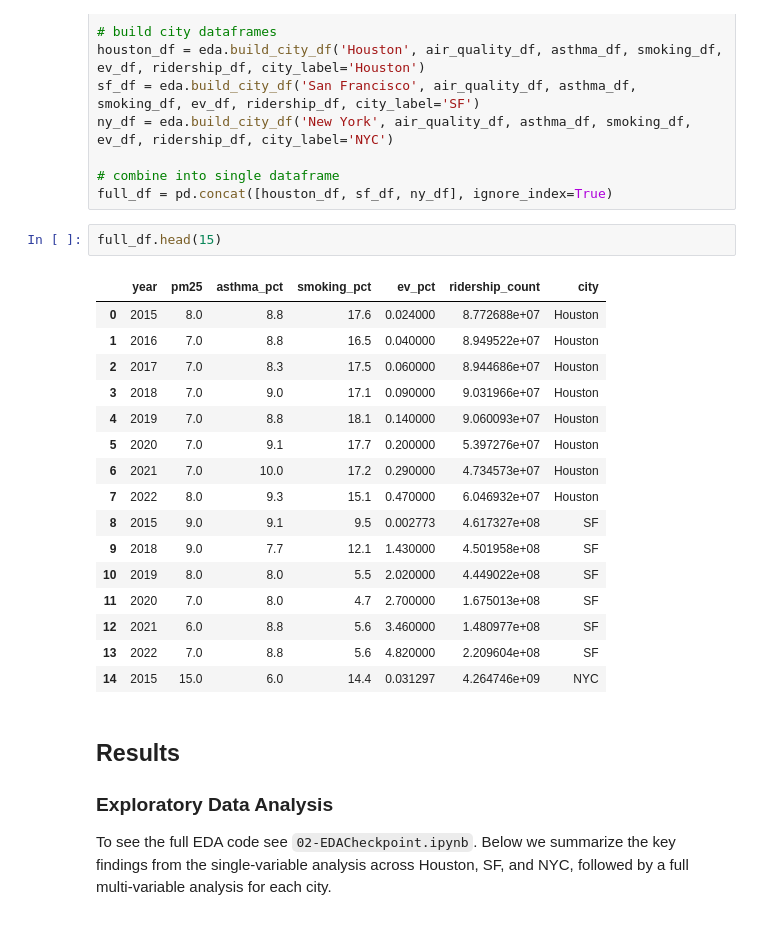
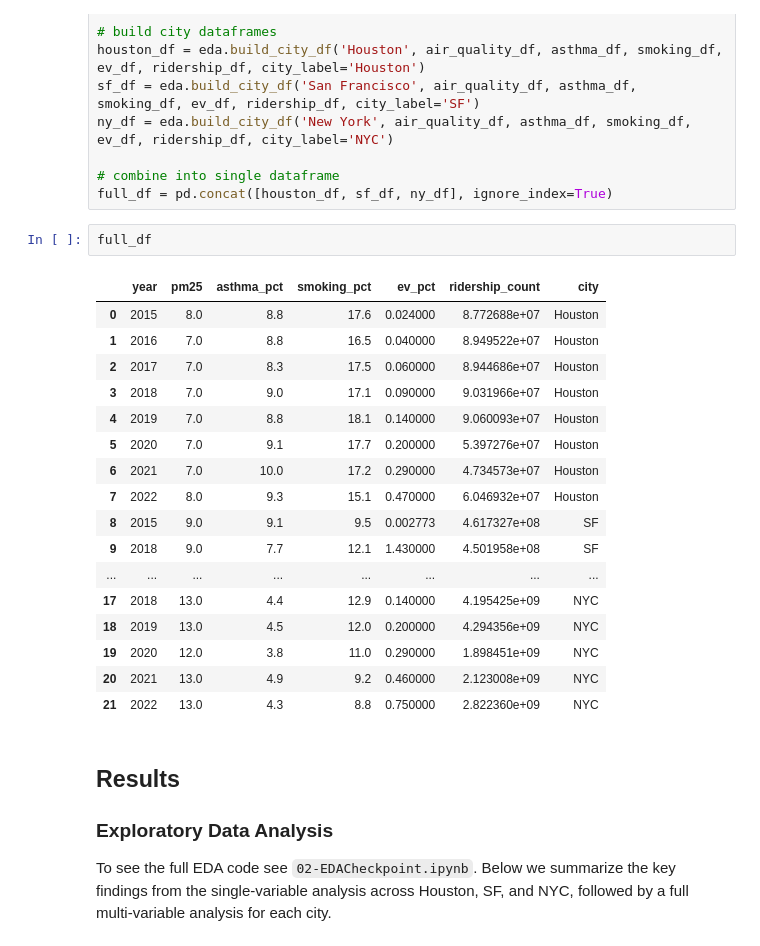
Before and after one commit to COGS108/Group026_WI26, a Jupyter notebook: 03-FinalProject.ipynb, the cells around one changed output. Cells and saved outputs as stored; diff of their text form.

```diff
--- a/03-FinalProject.ipynb
+++ b/03-FinalProject.ipynb
@@ -181,24 +181,25 @@ ny_df = eda.build_city_df('New York', air_quality_df, asthma_df, smoking_df, ev_
 # combine into single dataframe
 full_df = pd.concat([houston_df, sf_df, ny_df], ignore_index=True)
 # %%
-full_df.head(15)
+full_df
 # %% [output]
 |  | year | pm25 | asthma_pct | smoking_pct | ev_pct | ridership_count | city |
 | 0 | 2015 | 8.0 | 8.8 | 17.6 | 0.024000 | 8.772688e+07 | Houston |
 | 1 | 2016 | 7.0 | 8.8 | 16.5 | 0.040000 | 8.949522e+07 | Houston |
 | 2 | 2017 | 7.0 | 8.3 | 17.5 | 0.060000 | 8.944686e+07 | Houston |
 | 3 | 2018 | 7.0 | 9.0 | 17.1 | 0.090000 | 9.031966e+07 | Houston |
 | 4 | 2019 | 7.0 | 8.8 | 18.1 | 0.140000 | 9.060093e+07 | Houston |
 | 5 | 2020 | 7.0 | 9.1 | 17.7 | 0.200000 | 5.397276e+07 | Houston |
 | 6 | 2021 | 7.0 | 10.0 | 17.2 | 0.290000 | 4.734573e+07 | Houston |
 | 7 | 2022 | 8.0 | 9.3 | 15.1 | 0.470000 | 6.046932e+07 | Houston |
 | 8 | 2015 | 9.0 | 9.1 | 9.5 | 0.002773 | 4.617327e+08 | SF |
 | 9 | 2018 | 9.0 | 7.7 | 12.1 | 1.430000 | 4.501958e+08 | SF |
-| 10 | 2019 | 8.0 | 8.0 | 5.5 | 2.020000 | 4.449022e+08 | SF |
-| 11 | 2020 | 7.0 | 8.0 | 4.7 | 2.700000 | 1.675013e+08 | SF |
-| 12 | 2021 | 6.0 | 8.8 | 5.6 | 3.460000 | 1.480977e+08 | SF |
-| 13 | 2022 | 7.0 | 8.8 | 5.6 | 4.820000 | 2.209604e+08 | SF |
-| 14 | 2015 | 15.0 | 6.0 | 14.4 | 0.031297 | 4.264746e+09 | NYC |
+| ... | ... | ... | ... | ... | ... | ... | ... |
+| 17 | 2018 | 13.0 | 4.4 | 12.9 | 0.140000 | 4.195425e+09 | NYC |
+| 18 | 2019 | 13.0 | 4.5 | 12.0 | 0.200000 | 4.294356e+09 | NYC |
+| 19 | 2020 | 12.0 | 3.8 | 11.0 | 0.290000 | 1.898451e+09 | NYC |
+| 20 | 2021 | 13.0 | 4.9 | 9.2 | 0.460000 | 2.123008e+09 | NYC |
+| 21 | 2022 | 13.0 | 4.3 | 8.8 | 0.750000 | 2.822360e+09 | NYC |
 # %% [markdown]
 ## Results
 
```
Also changed, not shown: parts of 8 cells of this notebook, 1 other file.
